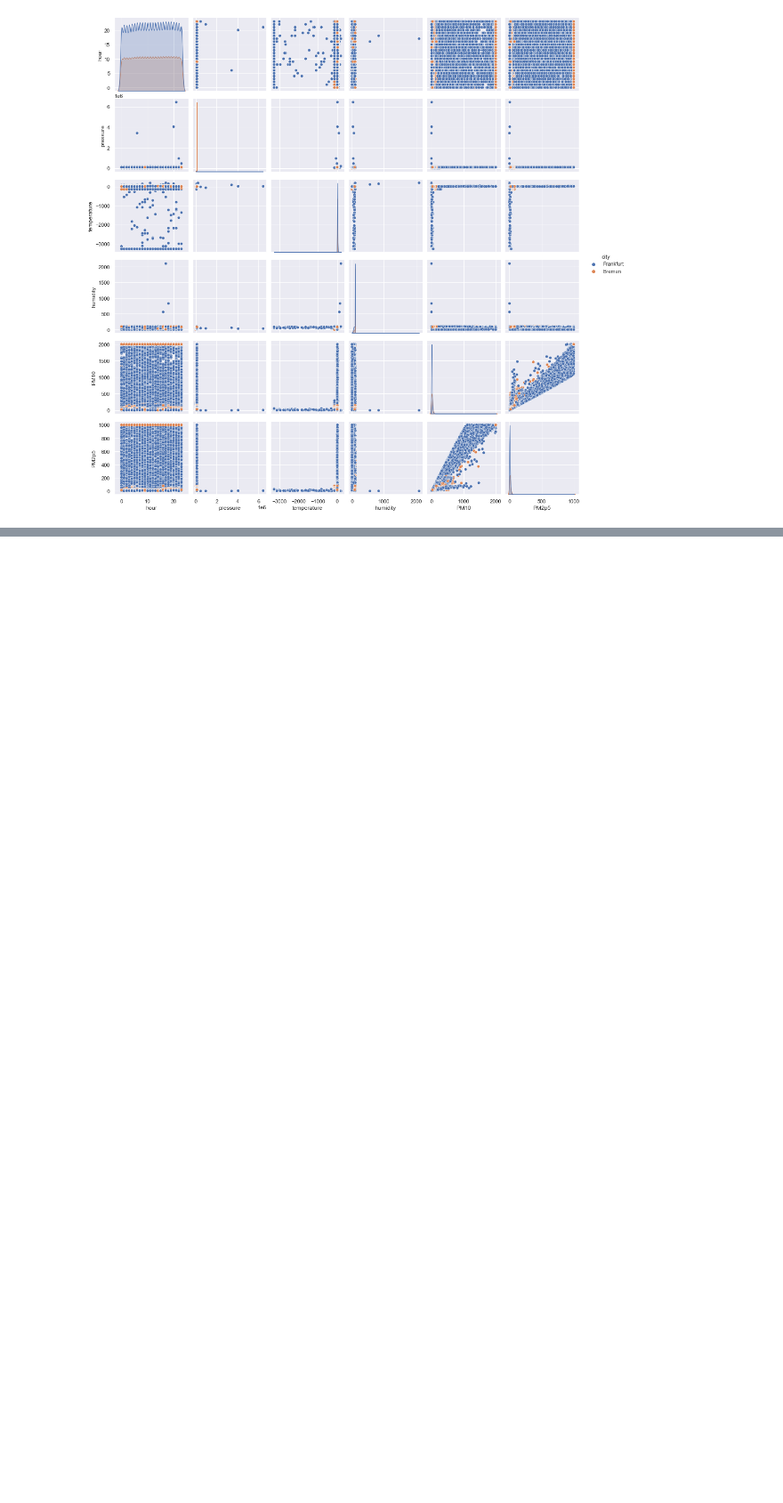
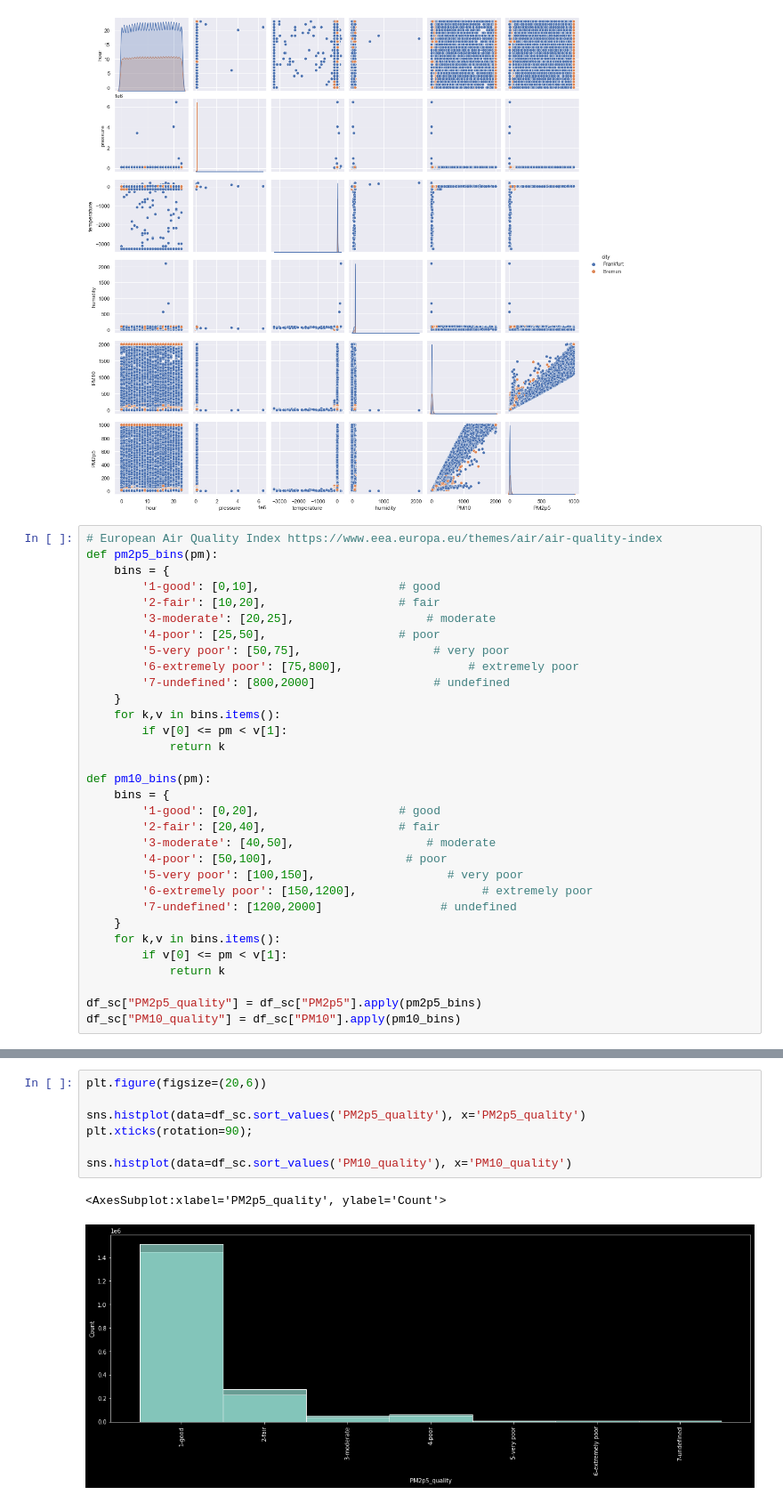
Before and after one commit to j-herbig/air-pollution, a Jupyter notebook: notebooks/EDA_Kirsten.ipynb, the cells around one changed output, grey strips where cells are left out. Shown at 89% size. Cells and saved outputs as stored; diff of their text form; blank space fills up the shorter version.

```diff
--- a/notebooks/EDA_Kirsten.ipynb
+++ b/notebooks/EDA_Kirsten.ipynb
@@ -249,3 +269,35 @@ df_sc.head()
 sns.pairplot(data=df_sc[columns_plot], hue='city');
 # %% [output]
 [figure]
+# %%
+# European Air Quality Index https://www.eea.europa.eu/themes/air/air-quality-index
+def pm2p5_bins(pm):
+    bins = {
+        '1-good': [0,10],                    # good
+        '2-fair': [10,20],                   # fair
+        '3-moderate': [20,25],                   # moderate
+        '4-poor': [25,50],                   # poor
+        '5-very poor': [50,75],                   # very poor
+        '6-extremely poor': [75,800],                  # extremely poor
+        '7-undefined': [800,2000]                 # undefined
+    }
+    for k,v in bins.items():
+        if v[0] <= pm < v[1]:
+            return k
+
+def pm10_bins(pm):
+    bins = {
+        '1-good': [0,20],                    # good
+        '2-fair': [20,40],                   # fair
+        '3-moderate': [40,50],                   # moderate
+        '4-poor': [50,100],                   # poor
+        '5-very poor': [100,150],                   # very poor
+        '6-extremely poor': [150,1200],                  # extremely poor
+        '7-undefined': [1200,2000]                 # undefined
+    }
+    for k,v in bins.items():
+        if v[0] <= pm < v[1]:
+            return k
+
+df_sc["PM2p5_quality"] = df_sc["PM2p5"].apply(pm2p5_bins)
+df_sc["PM10_quality"] = df_sc["PM10"].apply(pm10_bins)
@@ -251,0 +320,10 @@ sns.pairplot(data=df_sc[columns_plot], hue='city');
+# %%
+plt.figure(figsize=(20,6))
+
+sns.histplot(data=df_sc.sort_values('PM2p5_quality'), x='PM2p5_quality')
+plt.xticks(rotation=90);
+
+sns.histplot(data=df_sc.sort_values('PM10_quality'), x='PM10_quality')
+# %% [output]
+<AxesSubplot:xlabel='PM2p5_quality', ylabel='Count'>
+[figure, added]
```
Also changed, not shown: parts of 11 cells of this notebook.
